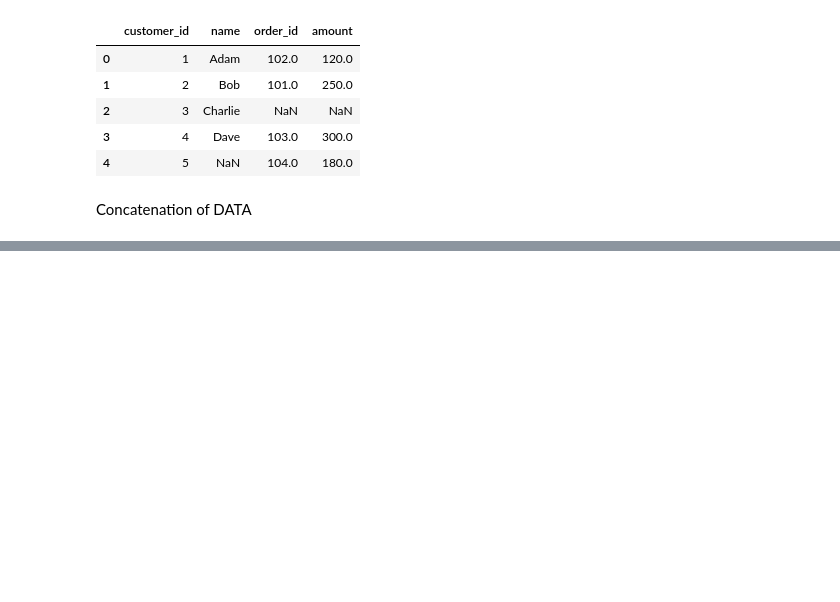
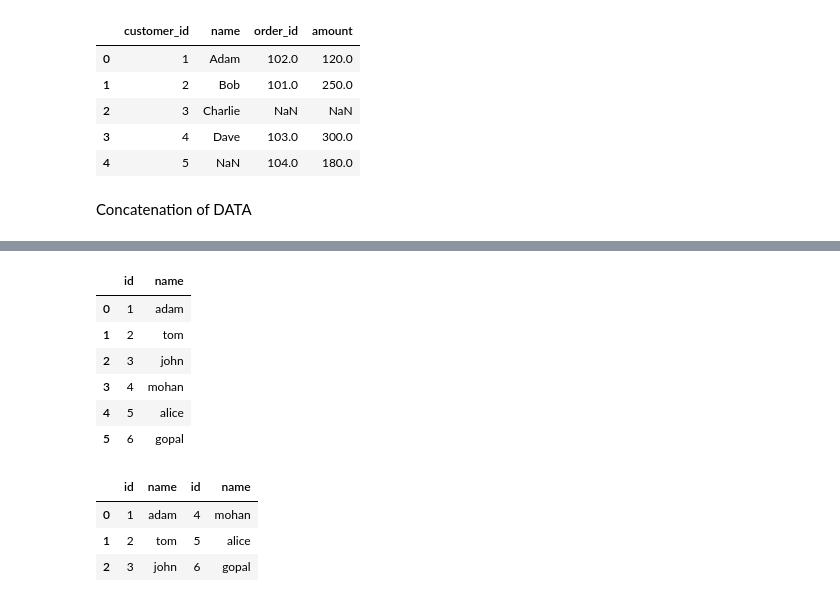
Before and after one commit to SWAPNILVERMA108/AIML, a Jupyter notebook: Pandas_Tutorials.ipynb, the cells around one changed output, grey strips where cells are left out. Drawn from its saved outputs; the diff is of its cells as text; code cells hidden in the pictures; blank space fills up the shorter version.

```diff
--- a/Pandas_Tutorials.ipynb
+++ b/Pandas_Tutorials.ipynb
@@ -1205,0 +1243,17 @@ Concatenation of DATA
+# %%
+pd.concat([df1,df2],ignore_index="True")
+# %% [output]
+|  | id | name |
+| 0 | 1 | adam |
+| 1 | 2 | tom |
+| 2 | 3 | john |
+| 3 | 4 | mohan |
+| 4 | 5 | alice |
+| 5 | 6 | gopal |
+# %%
+pd.concat([df1,df2],axis=1)
+# %% [output]
+|  | id | name | id | name |
+| 0 | 1 | adam | 4 | mohan |
+| 1 | 2 | tom | 5 | alice |
+| 2 | 3 | john | 6 | gopal |
```
Also changed, not shown: parts of 4 cells of this notebook.
